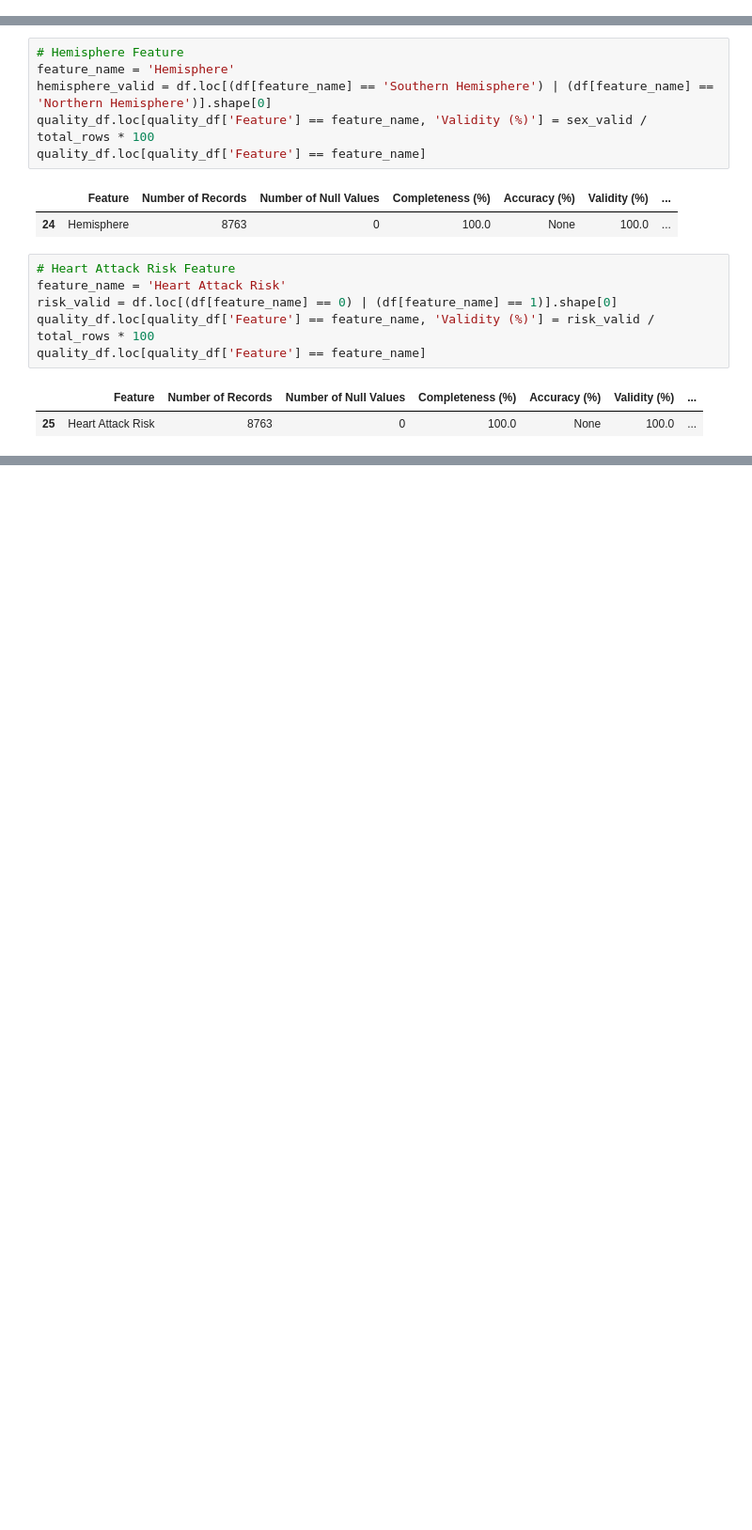
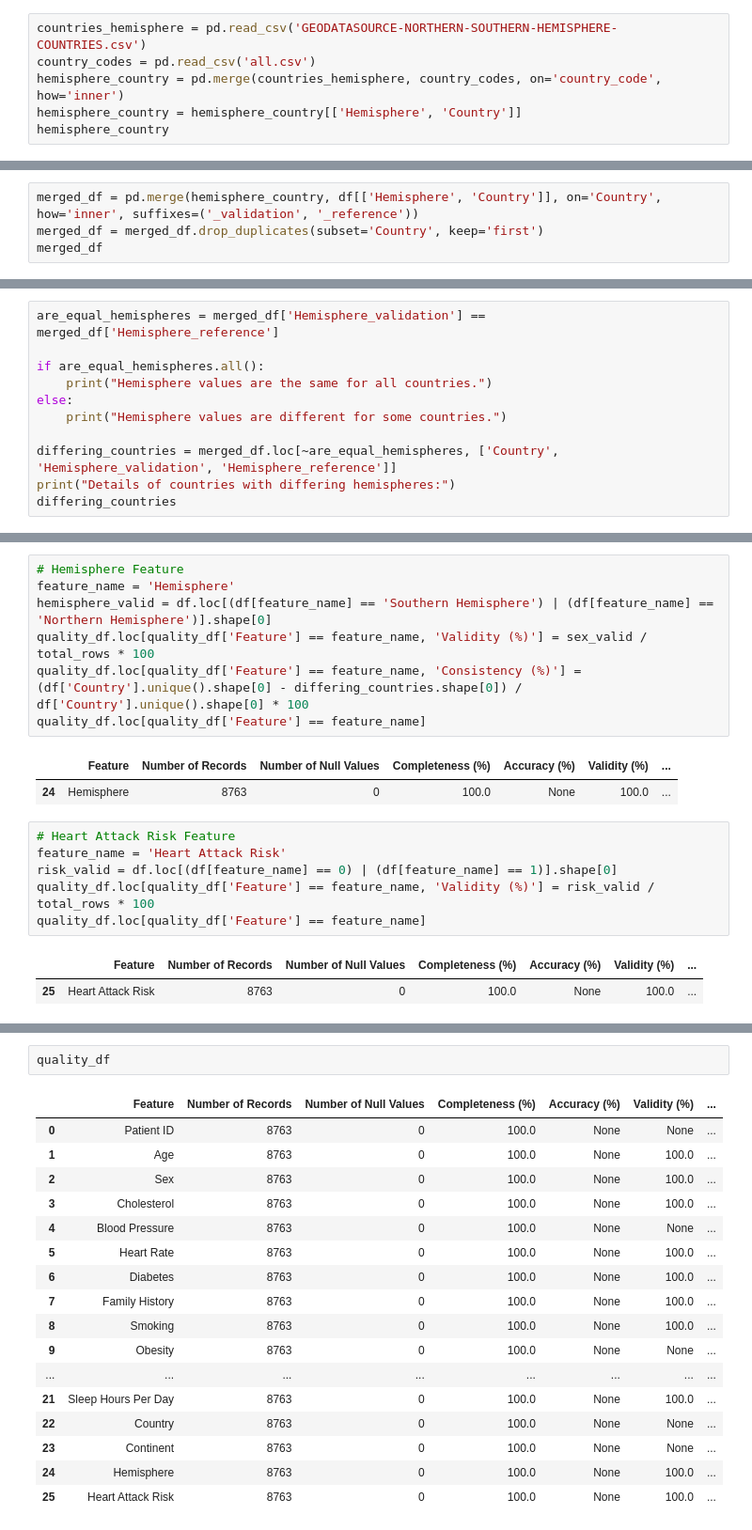
Before and after one commit to Pouria-Nazemi/DataMining, a Jupyter notebook: phase2.ipynb, the cells around one changed output, grey strips where cells are left out. Shown at 94% size. Saved outputs shown, nothing was run; the diff lists cells and outputs as text; blank space fills up the shorter version.

Commit message:
add third question answer and new validation dataset

```diff
--- a/phase2.ipynb
+++ b/phase2.ipynb
@@ -278,3 +280,9 @@ quality_df.loc[quality_df['Feature'] == feature_name]
 # %% [output]
 |  | Feature | Number of Records | Number of Null Values | Completeness (%) | Accuracy (%) | Validity (%) | ... |
 | 23 | Continent | 8763 | 0 | 100.0 | None | None | ... |
+# %%
+countries_hemisphere = pd.read_csv('GEODATASOURCE-NORTHERN-SOUTHERN-HEMISPHERE-COUNTRIES.csv')
+country_codes = pd.read_csv('all.csv')
+hemisphere_country = pd.merge(countries_hemisphere, country_codes, on='country_code', how='inner')
+hemisphere_country = hemisphere_country[['Hemisphere', 'Country']]
+hemisphere_country
@@ -280,0 +303,4 @@ quality_df.loc[quality_df['Feature'] == feature_name]
+# %%
+merged_df = pd.merge(hemisphere_country, df[['Hemisphere', 'Country']], on='Country', how='inner', suffixes=('_validation', '_reference'))
+merged_df = merged_df.drop_duplicates(subset='Country', keep='first')
+merged_df
@@ -280,0 +325,11 @@ quality_df.loc[quality_df['Feature'] == feature_name]
+# %%
+are_equal_hemispheres = merged_df['Hemisphere_validation'] == merged_df['Hemisphere_reference']
+
+if are_equal_hemispheres.all():
+    print("Hemisphere values are the same for all countries.")
+else:
+    print("Hemisphere values are different for some countries.")
+
+differing_countries = merged_df.loc[~are_equal_hemispheres, ['Country', 'Hemisphere_validation', 'Hemisphere_reference']]
+print("Details of countries with differing hemispheres:")
+differing_countries
@@ -283,6 +344,7 @@ quality_df.loc[quality_df['Feature'] == feature_name]
 feature_name = 'Hemisphere'
 hemisphere_valid = df.loc[(df[feature_name] == 'Southern Hemisphere') | (df[feature_name] == 'Northern Hemisphere')].shape[0]
 quality_df.loc[quality_df['Feature'] == feature_name, 'Validity (%)'] = sex_valid / total_rows * 100
+quality_df.loc[quality_df['Feature'] == feature_name, 'Consistency (%)'] = (df['Country'].unique().shape[0] - differing_countries.shape[0]) / df['Country'].unique().shape[0] * 100
 quality_df.loc[quality_df['Feature'] == feature_name]
 # %% [output]
 |  | Feature | Number of Records | Number of Null Values | Completeness (%) | Accuracy (%) | Validity (%) | ... |
@@ -299,3 +363,23 @@ quality_df.loc[quality_df['Feature'] == feature_name]
+# %%
+quality_df
+# %% [output]
+|  | Feature | Number of Records | Number of Null Values | Completeness (%) | Accuracy (%) | Validity (%) | ... |
+| 0 | Patient ID | 8763 | 0 | 100.0 | None | None | ... |
+| 1 | Age | 8763 | 0 | 100.0 | None | 100.0 | ... |
+| 2 | Sex | 8763 | 0 | 100.0 | None | 100.0 | ... |
+| 3 | Cholesterol | 8763 | 0 | 100.0 | None | 100.0 | ... |
+| 4 | Blood Pressure | 8763 | 0 | 100.0 | None | None | ... |
+| 5 | Heart Rate | 8763 | 0 | 100.0 | None | 100.0 | ... |
+| 6 | Diabetes | 8763 | 0 | 100.0 | None | 100.0 | ... |
+| 7 | Family History | 8763 | 0 | 100.0 | None | 100.0 | ... |
+| 8 | Smoking | 8763 | 0 | 100.0 | None | 100.0 | ... |
+| 9 | Obesity | 8763 | 0 | 100.0 | None | None | ... |
+| ... | ... | ... | ... | ... | ... | ... | ... |
+| 21 | Sleep Hours Per Day | 8763 | 0 | 100.0 | None | 100.0 | ... |
+| 22 | Country | 8763 | 0 | 100.0 | None | None | ... |
+| 23 | Continent | 8763 | 0 | 100.0 | None | None | ... |
+| 24 | Hemisphere | 8763 | 0 | 100.0 | None | 100.0 | ... |
+| 25 | Heart Attack Risk | 8763 | 0 | 100.0 | None | 100.0 | ... |
 # %% [markdown]
 * # Single Source Schema Level
 Single Source Schema-level problems are related to the structure of the data, such as missing or incorrect attribute values, and can be addressed by schema transformations 1.
```
Also changed, not shown: parts of 11 cells of this notebook.
